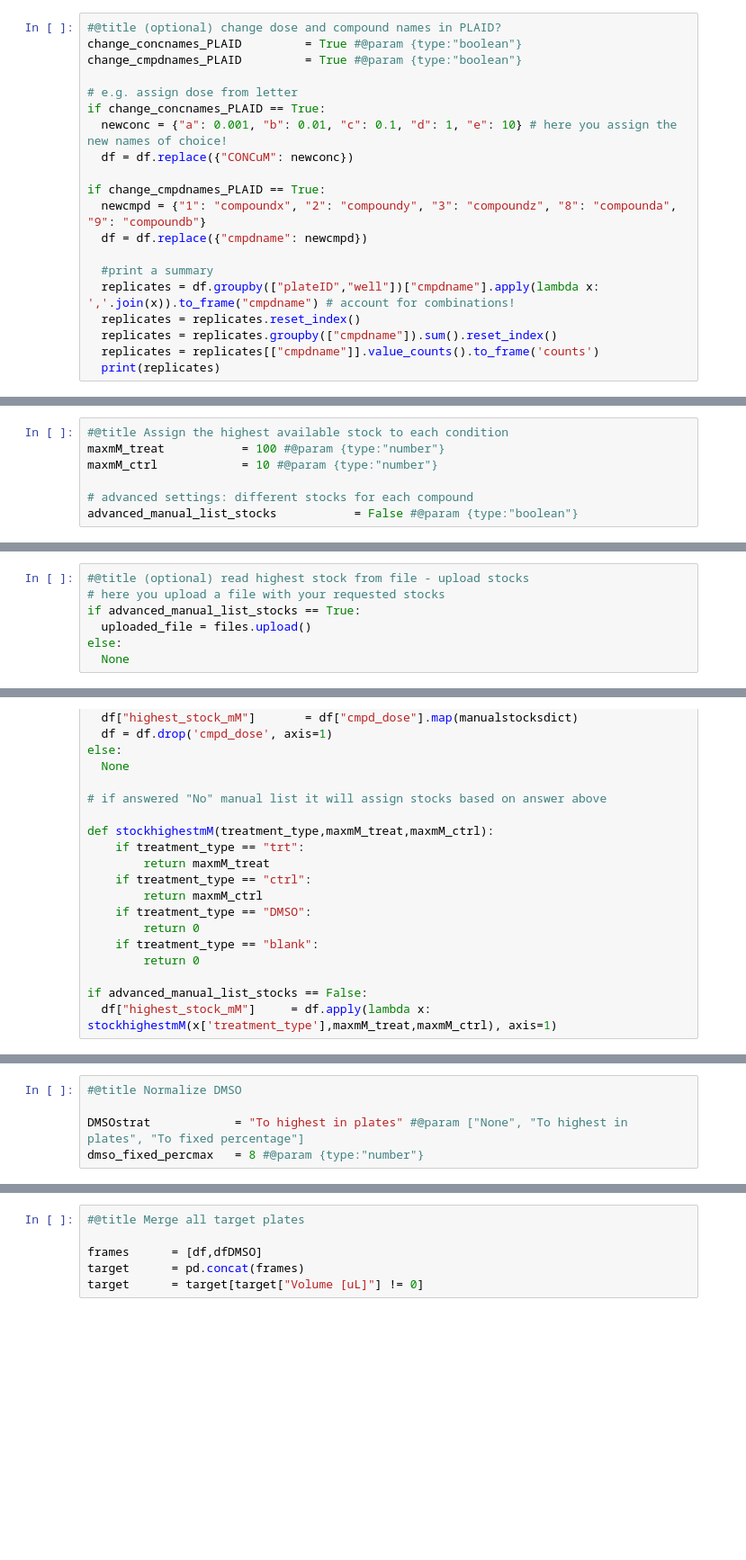
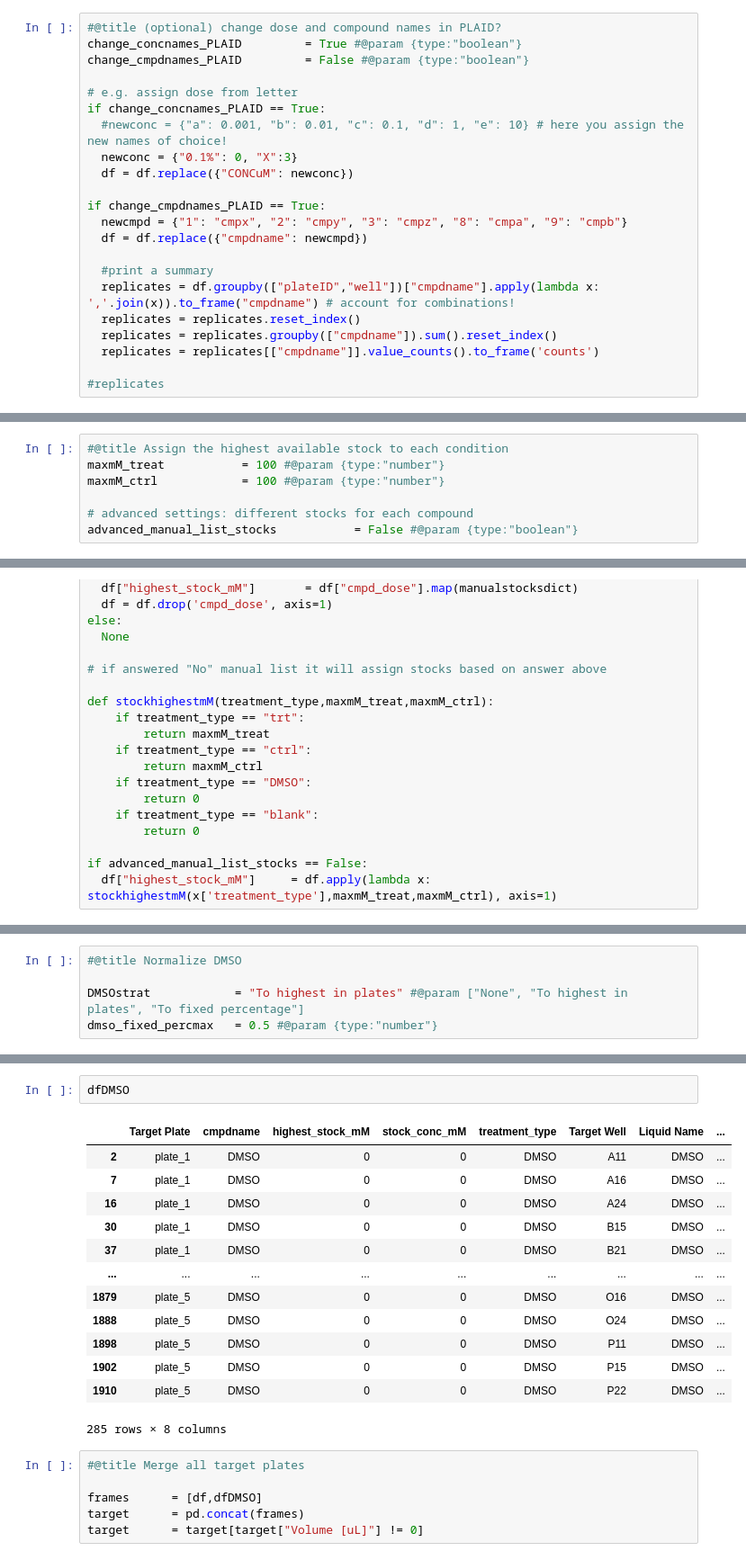
Before and after one commit to jonrie/idot_tools, a Jupyter notebook: plaid_to_idot.ipynb, the cells around one changed output, grey strips where cells are left out. Shown at 90% size. Saved outputs shown, nothing was run; the diff lists cells and outputs as text; blank space fills up the shorter version.

```diff
--- a/plaid_to_idot.ipynb
+++ b/plaid_to_idot.ipynb
@@ -105,15 +99,16 @@ KeyError: ignored
 # %%
 #@title (optional) change dose and compound names in PLAID?
 change_concnames_PLAID         = True #@param {type:"boolean"}
-change_cmpdnames_PLAID         = True #@param {type:"boolean"}
+change_cmpdnames_PLAID         = False #@param {type:"boolean"}
 
 # e.g. assign dose from letter
 if change_concnames_PLAID == True:
-  newconc = {"a": 0.001, "b": 0.01, "c": 0.1, "d": 1, "e": 10} # here you assign the new names of choice!
+  #newconc = {"a": 0.001, "b": 0.01, "c": 0.1, "d": 1, "e": 10} # here you assign the new names of choice!
+  newconc = {"0.1%": 0, "X":3}
   df = df.replace({"CONCuM": newconc})
 
 if change_cmpdnames_PLAID == True:
-  newcmpd = {"1": "compoundx", "2": "compoundy", "3": "compoundz", "8": "compounda", "9": "compoundb"}
+  newcmpd = {"1": "cmpx", "2": "cmpy", "3": "cmpz", "8": "cmpa", "9": "cmpb"}
   df = df.replace({"cmpdname": newcmpd})
 
   #print a summary
@@ -121,7 +116,8 @@ if change_cmpdnames_PLAID == True:
   replicates = replicates.reset_index()
   replicates = replicates.groupby(["cmpdname"]).sum().reset_index()
   replicates = replicates[["cmpdname"]].value_counts().to_frame('counts')
-  print(replicates)
+
+#replicates
 # %%
 #@title Select units used in experiment (plaid)
 
@@ -189,7 +188,7 @@ df["treatment_type"].value_counts().to_frame('count')
 # %%
 #@title Assign the highest available stock to each condition
 maxmM_treat           = 100 #@param {type:"number"}
-maxmM_ctrl            = 10 #@param {type:"number"}
+maxmM_ctrl            = 100 #@param {type:"number"}
 
 # advanced settings: different stocks for each compound
 advanced_manual_list_stocks           = False #@param {type:"boolean"}
@@ -207,10 +195,3 @@ else:
-# %%
-#@title (optional) read highest stock from file - upload stocks
-# here you upload a file with your requested stocks
-if advanced_manual_list_stocks == True:
-  uploaded_file = files.upload()
-else:
-  None
 # %%
 #@title assign highest available stock
 # and then we link it to your file
@@ -308,7 +298,7 @@ df                         = df[["Target Plate","cmpdname","highest_stock_mM","s
 #@title Normalize DMSO
 
 DMSOstrat            = "To highest in plates" #@param ["None", "To highest in plates", "To fixed percentage"]
-dmso_fixed_percmax   = 8 #@param {type:"number"}
+dmso_fixed_percmax   = 0.5 #@param {type:"number"}
 # %%
 #@title Generate a target plate for DMSO
 # change max DMSO for selected strategy
@@ -381,3 +342,19 @@ for plate in DMSOplatelist:
+# %%
+dfDMSO
+# %% [output]
+|  | Target Plate | cmpdname | highest_stock_mM | stock_conc_mM | treatment_type | Target Well | Liquid Name | ... |
+| 2 | plate_1 | DMSO | 0 | 0 | DMSO | A11 | DMSO | ... |
+| 7 | plate_1 | DMSO | 0 | 0 | DMSO | A16 | DMSO | ... |
+| 16 | plate_1 | DMSO | 0 | 0 | DMSO | A24 | DMSO | ... |
+| 30 | plate_1 | DMSO | 0 | 0 | DMSO | B15 | DMSO | ... |
+| 37 | plate_1 | DMSO | 0 | 0 | DMSO | B21 | DMSO | ... |
+| ... | ... | ... | ... | ... | ... | ... | ... | ... |
+| 1879 | plate_5 | DMSO | 0 | 0 | DMSO | O16 | DMSO | ... |
+| 1888 | plate_5 | DMSO | 0 | 0 | DMSO | O24 | DMSO | ... |
+| 1898 | plate_5 | DMSO | 0 | 0 | DMSO | P11 | DMSO | ... |
+| 1902 | plate_5 | DMSO | 0 | 0 | DMSO | P15 | DMSO | ... |
+| 1910 | plate_5 | DMSO | 0 | 0 | DMSO | P22 | DMSO | ... |
+285 rows × 8 columns
 # %%
 #@title Merge all target plates
 
```
Also changed, not shown: parts of 33 cells of this notebook.
